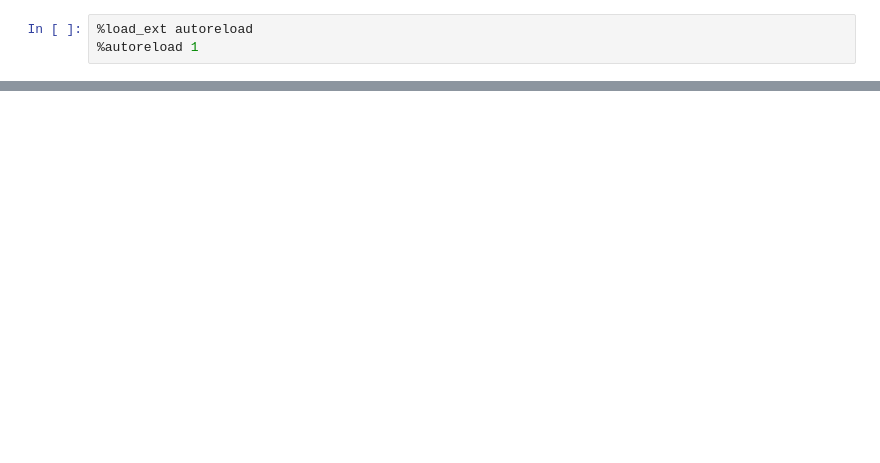
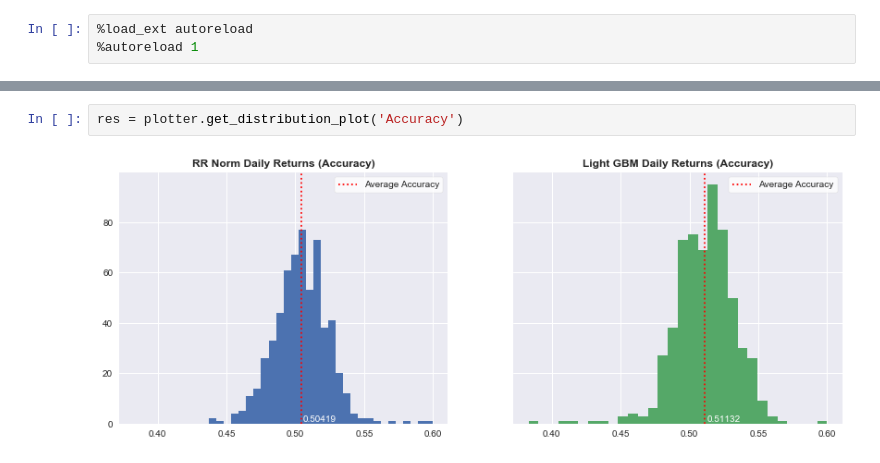
Before and after one commit to yihengli/AFP_Forecast_Alpha_Using_ML, a Jupyter notebook: forecasts/analysis/rr_vs_gbm_daily.ipynb, the cells around one changed output, grey strips where cells are left out. Cells and saved outputs as stored; diff of their text form; blank space fills up the shorter version.

```diff
--- a/forecasts/analysis/rr_vs_gbm_daily.ipynb
+++ b/forecasts/analysis/rr_vs_gbm_daily.ipynb
@@ -202,0 +106,4 @@ ax.legend((l1, l2), ('RR %s' % return_type, 'GBM %s' % return_type))
+# %%
+res = plotter.get_distribution_plot('Accuracy')
+# %% [output]
+[figure, added]
```
Also changed, not shown: parts of 31 cells of this notebook, 2 other files.
